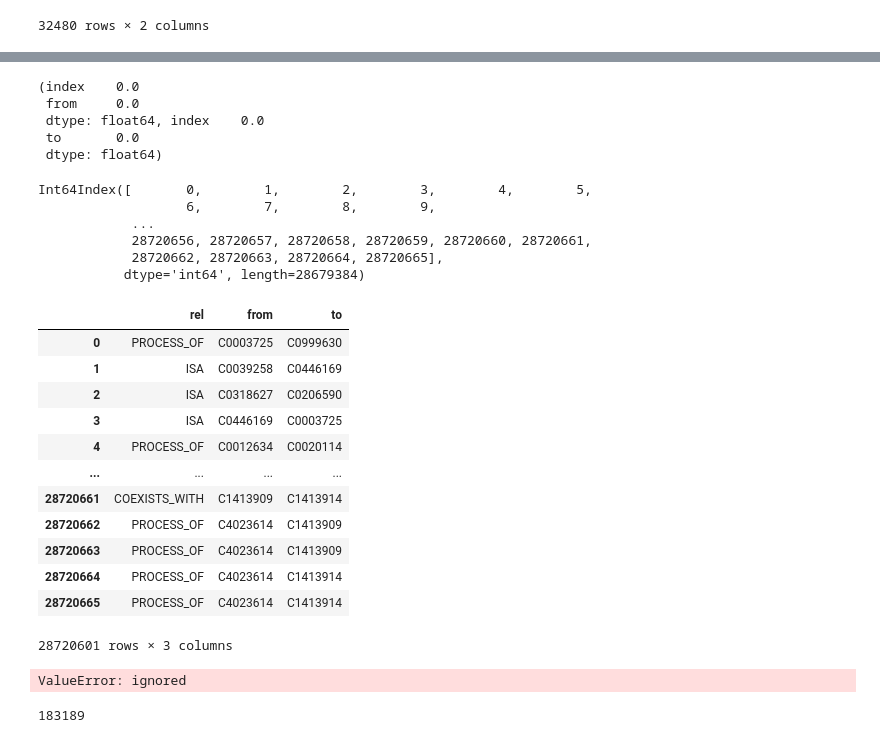
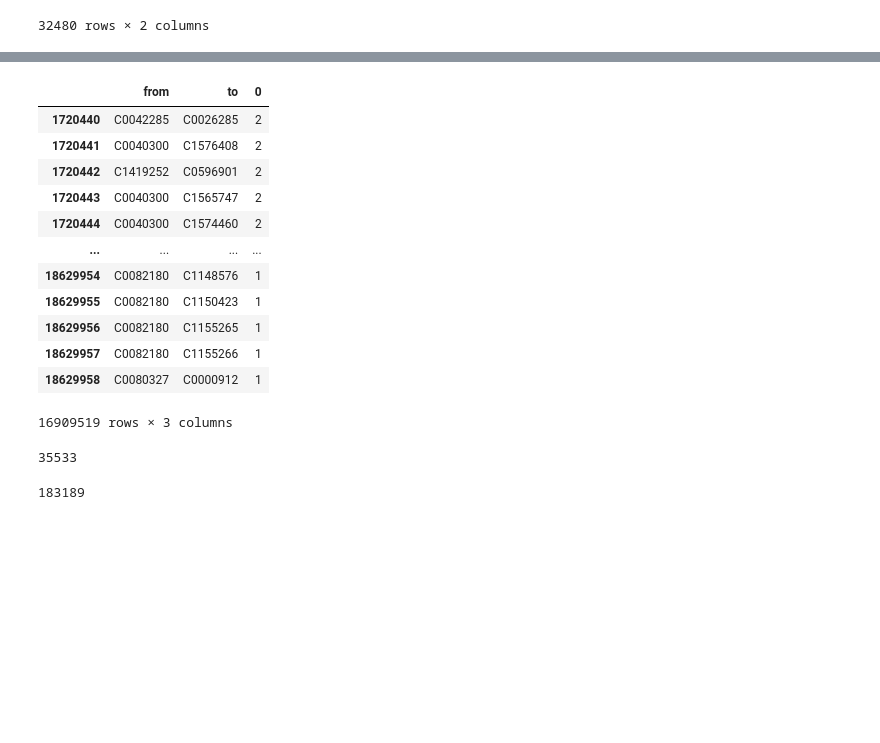
Before and after one commit to dikraMasrour/Breast_Cancer_Risk_Factor_Prediction_KG, a Jupyter notebook: BC_KG_EDA.ipynb, the cells around one changed output, grey strips where cells are left out. Saved outputs shown, nothing was run; the diff lists cells and outputs as text; code cells hidden in the pictures; blank space fills up the shorter version.

```diff
--- a/BC_KG_EDA.ipynb
+++ b/BC_KG_EDA.ipynb
@@ -161,3 +166,2 @@ vct
 # %%
 vc = df[['from', 'to']].value_counts().reset_index()
-vc = vc[vc[0] > 100]
@@ -180,39 +168,21 @@ vc
-# %%
-(vcf.isin(vc).sum())/309555 , (vct.isin(vc).sum())/263107
-# %% [output]
-(index    0.0
- from     0.0
- dtype: float64, index    0.0
- to       0.0
- dtype: float64)
-# %%
-result = {i for i in df.index if (df['from'][i],df['to'][i]) in filtered_from}
-# %% [output]
-Int64Index([       0,        1,        2,        3,        4,        5,
-                   6,        7,        8,        9,
-            ...
-            28720656, 28720657, 28720658, 28720659, 28720660, 28720661,
-            28720662, 28720663, 28720664, 28720665],
-           dtype='int64', length=28679384)
-# %%
-result = df[~df.isin(to_drop)]
-result
-# 28720666
-# %% [output]
-|  | rel | from | to |
-| 0 | PROCESS_OF | C0003725 | C0999630 |
-| 1 | ISA | C0039258 | C0446169 |
-| 2 | ISA | C0318627 | C0206590 |
-| 3 | ISA | C0446169 | C0003725 |
-| 4 | PROCESS_OF | C0012634 | C0020114 |
-| ... | ... | ... | ... |
-| 28720661 | COEXISTS_WITH | C1413909 | C1413914 |
-| 28720662 | PROCESS_OF | C4023614 | C1413909 |
-| 28720663 | PROCESS_OF | C4023614 | C1413909 |
-| 28720664 | PROCESS_OF | C4023614 | C1413914 |
-| 28720665 | PROCESS_OF | C4023614 | C1413914 |
-28720601 rows × 3 columns
-# %%
-ind = df.index[df.value_counts(['from', 'to']) > 100]
-# %% [output]
-ValueError: ignored
+# %%
+vc_filter = vc[vc[0] < 3]
+vc_filter
+# %% [output]
+|  | from | to | 0 |
+| 1720440 | C0042285 | C0026285 | 2 |
+| 1720441 | C0040300 | C1576408 | 2 |
+| 1720442 | C1419252 | C0596901 | 2 |
+| 1720443 | C0040300 | C1565747 | 2 |
+| 1720444 | C0040300 | C1574460 | 2 |
+| ... | ... | ... | ... |
+| 18629954 | C0082180 | C1148576 | 1 |
+| 18629955 | C0082180 | C1150423 | 1 |
+| 18629956 | C0082180 | C1155265 | 1 |
+| 18629957 | C0082180 | C1155266 | 1 |
+| 18629958 | C0080327 | C0000912 | 1 |
+16909519 rows × 3 columns
+# %%
+vcf['from'].isin(vc_filter['from'].unique()).sum()
+# %% [output]
+35533
```
Also changed, not shown: parts of 5 cells of this notebook.
